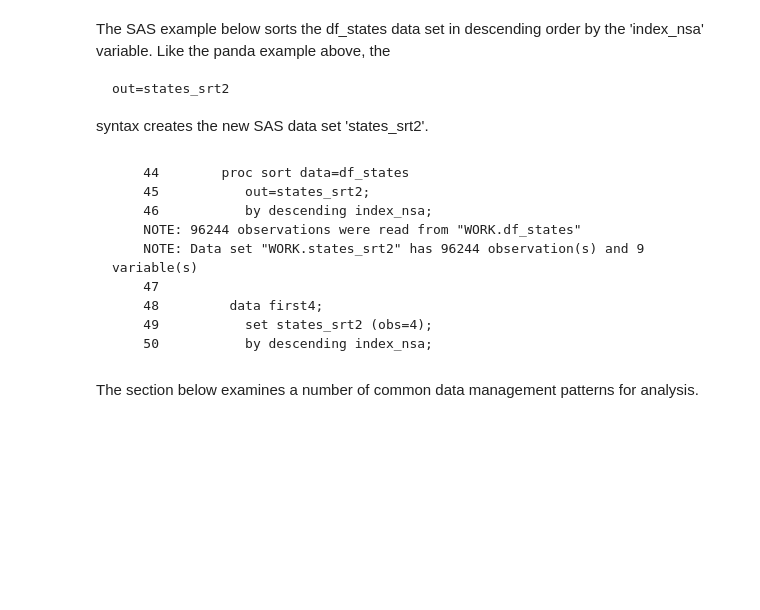
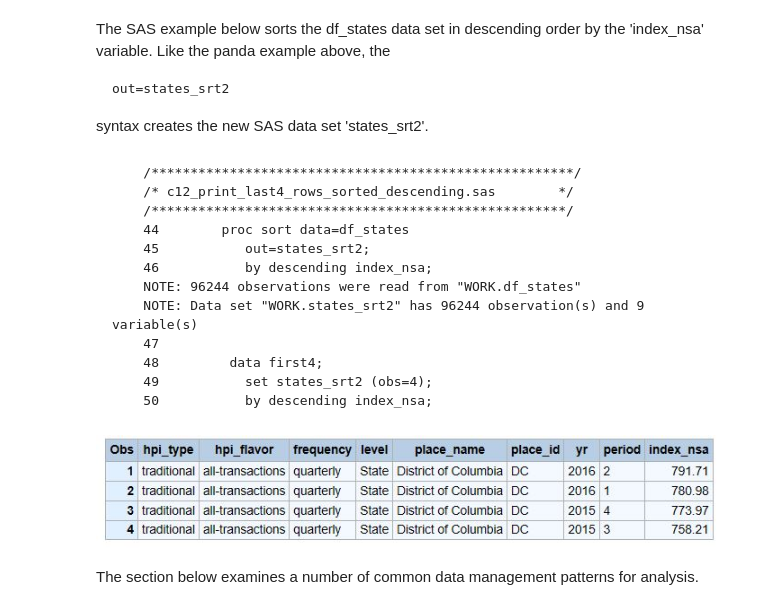
Before and after one commit to RandyBetancourt/PythonForSASUsers, a Jupyter notebook: Chapter 12 -- Additional Data Handling .ipynb, the cells around one changed output. Drawn from its saved outputs; the diff is of its cells as text; code cells hidden in the pictures; blank space fills up the shorter version.

`````diff
--- a/Chapter 12 -- Additional Data Handling .ipynb
+++ b/Chapter 12 -- Additional Data Handling .ipynb
@@ -182,6 +189,9 @@ The SAS example below sorts the df_states data set in descending order by the 'i
 syntax creates the new SAS data set 'states_srt2'.
 # %% [markdown]
 ````
+    /******************************************************/
+    /* c12_print_last4_rows_sorted_descending.sas        */
+    /*****************************************************/
     44        proc sort data=df_states
     45           out=states_srt2;
     46           by descending index_nsa;
@@ -192,6 +202,10 @@ syntax creates the new SAS data set 'states_srt2'.
     49           set states_srt2 (obs=4);
     50           by descending index_nsa;
 ````
+# %%
+Image(filename='Anaconda3\\output\\sort_last4_descending.JPG')
+# %% [output]
+[figure, added]
 # %% [markdown]
 The section below examines a number of common data management patterns for analysis.
 # %% [markdown]
`````
Also changed, not shown: parts of 7 cells of this notebook, 12 other files.
